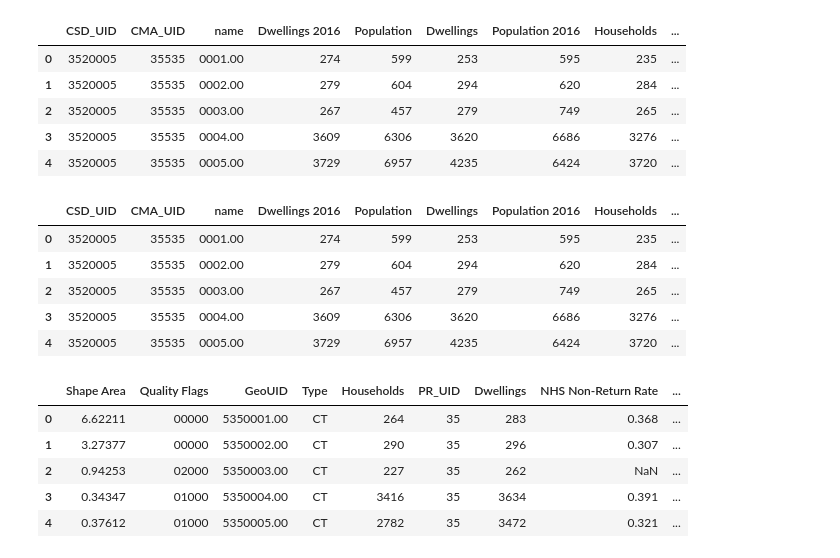
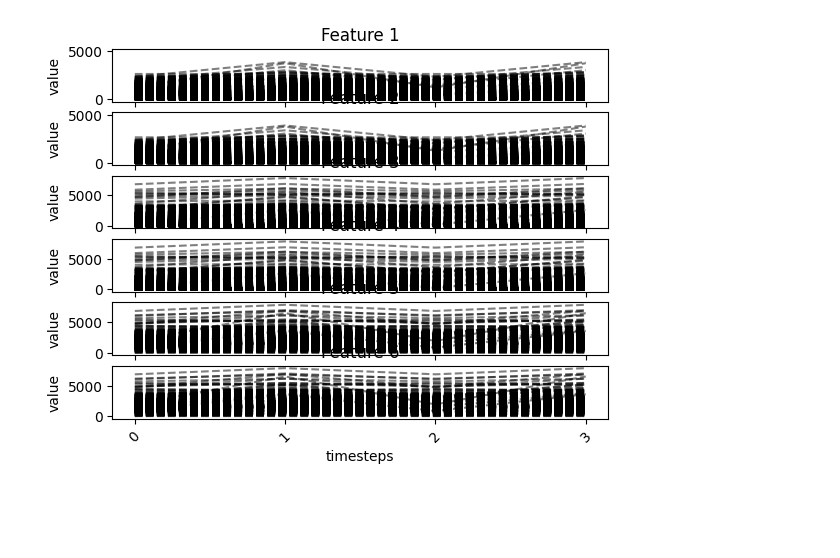
Before and after one commit to ecorbin567/piccard2, a Jupyter notebook: src/piccard/testing.ipynb, the cells around one changed output. Cells and saved outputs as stored; diff of their text form; code cells hidden in the pictures; blank space fills up the shorter version.

```diff
--- a/src/piccard/testing.ipynb
+++ b/src/piccard/testing.ipynb
@@ -26,5 +20,17 @@ ct_2021 = gpd.read_file("data_testing/lct_000b21a_e/lct_000b21a_e.shp")
+# %%
+households_data_2021 = gpd.read_file("data_testing/households_data_2021.geojson")
+households_data_2016 = gpd.read_file("data_testing/households_data_2016.geojson")
+households_data_2011 = gpd.read_file("data_testing/households_data_2011.geojson")
+
+households_data_2021.rename(columns={'v_CA21_434: Occupied private dwellings by structural type of dwelling data': 'occupied_private_dwellings',
+                                     'v_CA21_435: Single-detached house': 'single_detached_house',
+                                     'v_CA21_440: Apartment in a building that has five or more storeys': 'apt_five_or_more'}, inplace=True)
+households_data_2016.rename(columns={'v_CA16_408: Occupied private dwellings by structural type of dwelling data': 'occupied_private_dwellings',
+                                     'v_CA16_409: Single-detached house': 'single_detached_house',
+                                     'v_CA16_410: Apartment in a building that has five or more storeys': 'apt_five_or_more'}, inplace=True)
 # %%
-census_dfs = [ct_2011, ct_2016, ct_2021]
-years = ['2011', '2016', '2021']
+census_dfs = [households_data_2016, households_data_2021]
+years = ['2016', '2021']
 
-network_table = pc.create_network_table(census_dfs, years, 'CTUID')
+network_table = pc.create_network_table(census_dfs, years, 'name')
+network_table
@@ -49,31 +51,8 @@ pc2.clustering_prep(network_table, 'ctuid')
-# %%
-households_data_2021 = gpd.read_file("data_testing/households_data_2021.geojson")
-households_data_2016 = gpd.read_file("data_testing/households_data_2016.geojson")
-households_data_2011 = gpd.read_file("data_testing/households_data_2011.geojson")
-
-households_data_2021.head(5)
-# %% [output]
-|  | CSD_UID | CMA_UID | name | Dwellings 2016 | Population | Dwellings | Population 2016 | Households | ... |
-| 0 | 3520005 | 35535 | 0001.00 | 274 | 599 | 253 | 595 | 235 | ... |
-| 1 | 3520005 | 35535 | 0002.00 | 279 | 604 | 294 | 620 | 284 | ... |
-| 2 | 3520005 | 35535 | 0003.00 | 267 | 457 | 279 | 749 | 265 | ... |
-| 3 | 3520005 | 35535 | 0004.00 | 3609 | 6306 | 3620 | 6686 | 3276 | ... |
-| 4 | 3520005 | 35535 | 0005.00 | 3729 | 6957 | 4235 | 6424 | 3720 | ... |
-# %%
-households_data_2016.head(5)
-# %% [output]
-|  | CSD_UID | CMA_UID | name | Dwellings 2016 | Population | Dwellings | Population 2016 | Households | ... |
-| 0 | 3520005 | 35535 | 0001.00 | 274 | 599 | 253 | 595 | 235 | ... |
-| 1 | 3520005 | 35535 | 0002.00 | 279 | 604 | 294 | 620 | 284 | ... |
-| 2 | 3520005 | 35535 | 0003.00 | 267 | 457 | 279 | 749 | 265 | ... |
-| 3 | 3520005 | 35535 | 0004.00 | 3609 | 6306 | 3620 | 6686 | 3276 | ... |
-| 4 | 3520005 | 35535 | 0005.00 | 3729 | 6957 | 4235 | 6424 | 3720 | ... |
-# %%
-households_data_2011.head(5)
-# %% [output]
-|  | Shape Area | Quality Flags | GeoUID | Type | Households | PR_UID | Dwellings | NHS Non-Return Rate | ... |
-| 0 | 6.62211 | 00000 | 5350001.00 | CT | 264 | 35 | 283 | 0.368 | ... |
-| 1 | 3.27377 | 00000 | 5350002.00 | CT | 290 | 35 | 296 | 0.307 | ... |
-| 2 | 0.94253 | 02000 | 5350003.00 | CT | 227 | 35 | 262 | NaN | ... |
-| 3 | 0.34347 | 01000 | 5350004.00 | CT | 3416 | 35 | 3634 | 0.391 | ... |
-| 4 | 0.37612 | 01000 | 5350005.00 | CT | 2782 | 35 | 3472 | 0.321 | ... |
+# %%
+from tscluster.tsplot import tsplot
+
+arr, label_dict = pc2.clustering_prep(network_table, 'name', ['occupied_private_dwellings_2016', 'single_detached_house_2016', 'apt_five_or_more_2016', 'occupied_private_dwellings_2021', 'single_detached_house_2021', 'apt_five_or_more_2021'])
+
+fig, ax = tsplot.plot(X=arr)
+# %% [output]
+[figure, added]
```
Also changed, not shown: parts of 6 cells of this notebook, 1 other file.
